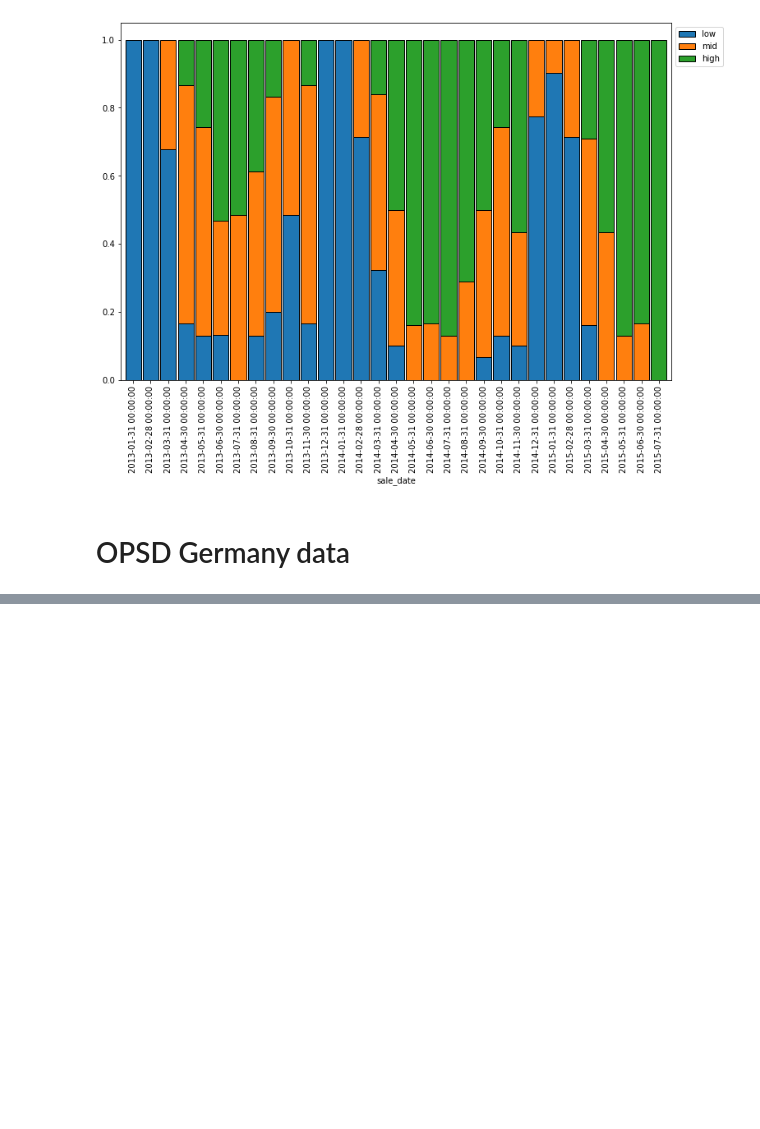
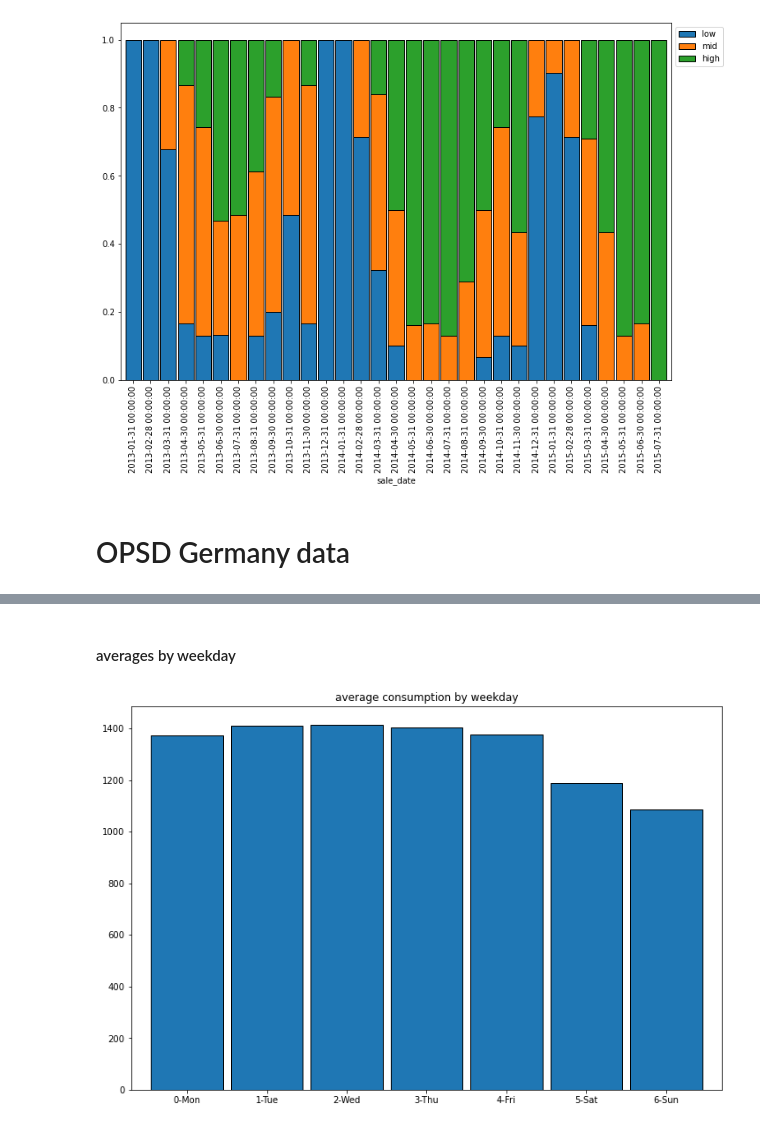
Before and after one commit to bensmith07/time-series-exercises, a Jupyter notebook: explore_notebook.ipynb, the cells around one changed output, grey strips where cells are left out. Drawn from its saved outputs; the diff is of its cells as text; code cells hidden in the pictures; blank space fills up the shorter version.

```diff
--- a/explore_notebook.ipynb
+++ b/explore_notebook.ipynb
@@ -250,0 +273,12 @@ df = acquire.opsd_germany_data
+# %% [markdown]
+#### averages by weekday
+# %%
+train['weekday'] = train.index.weekday.astype(str) + '-' + train.index.strftime('%a')
+plt.figure(figsize=(12,8))
+train.groupby('weekday')[target].mean().plot.bar(rot=0, width=.9, ec='black')
+plt.xlabel(None)
+plt.title(f'average {target} by weekday')
+plt.show()
+train = train.drop(columns='weekday')
+# %% [output]
+[figure, added]
```
Also changed, not shown: parts of 31 cells of this notebook.
